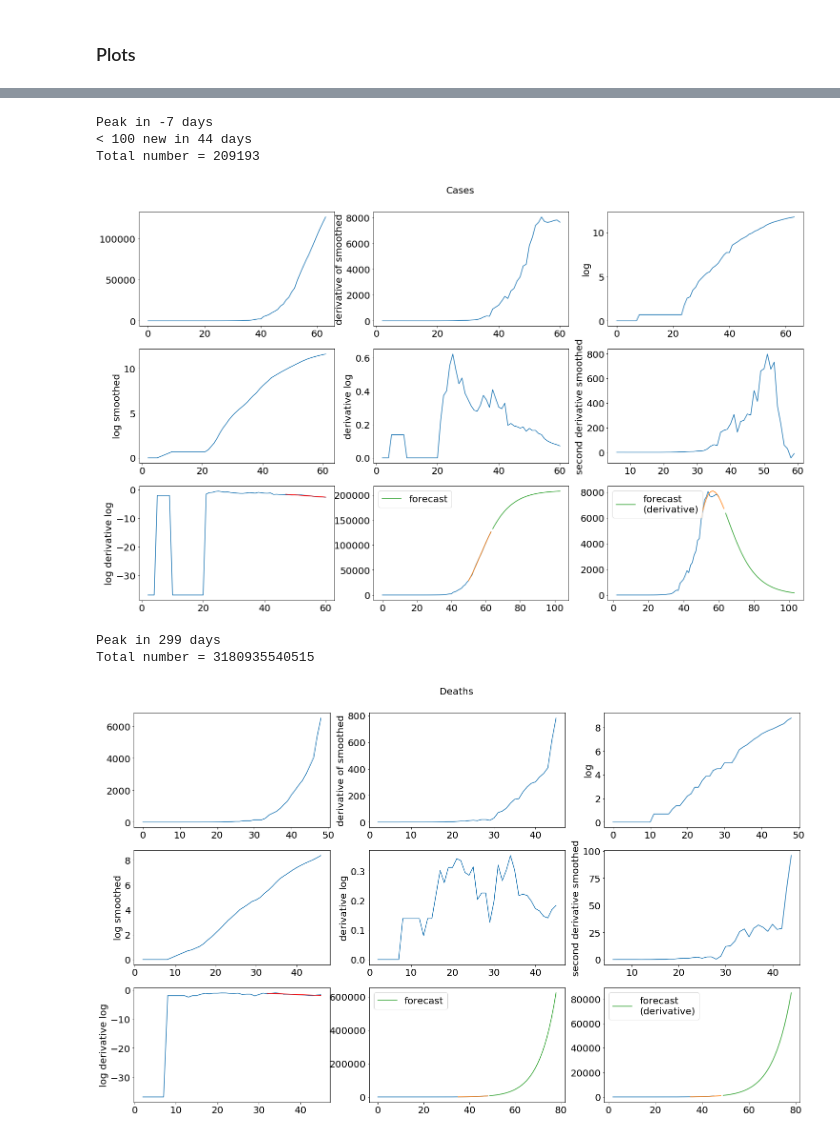
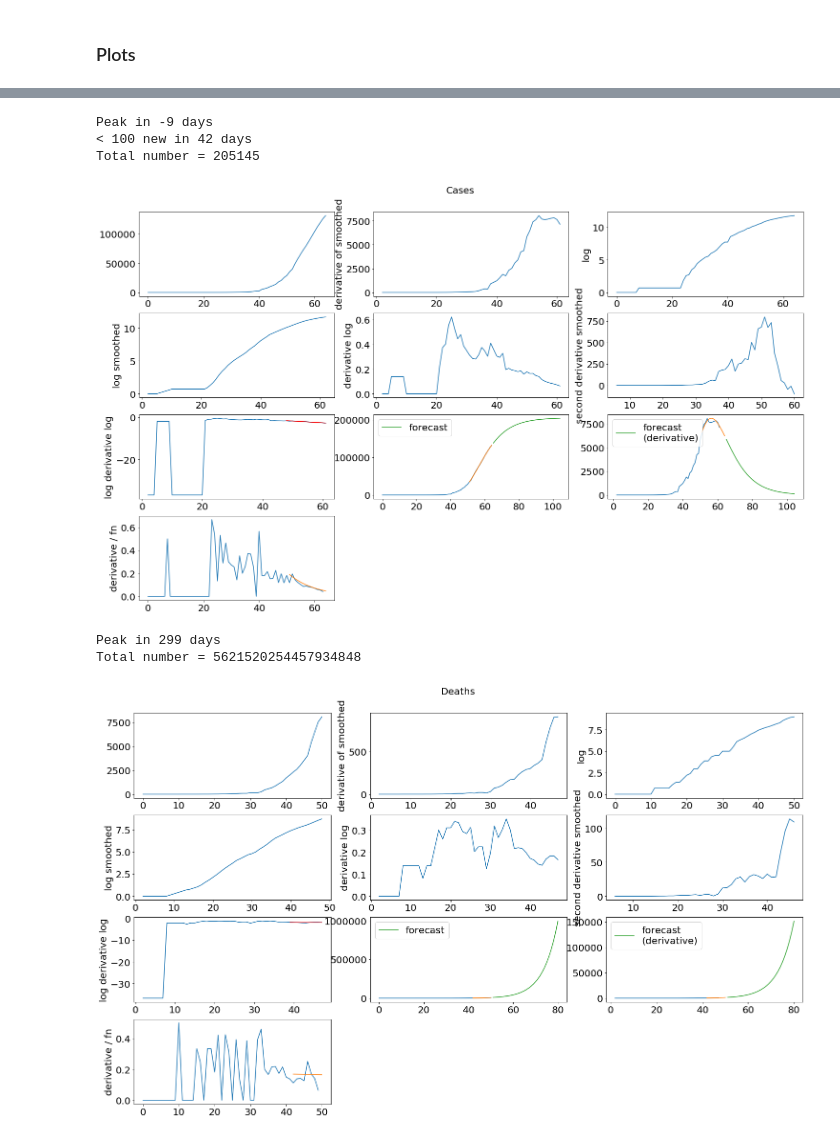
Before and after one commit to argyriou/covid, a Jupyter notebook: covid_fit.ipynb, the cells around one changed output, grey strips where cells are left out. Saved outputs shown, nothing was run; the diff lists cells and outputs as text; code cells hidden in the pictures.

```diff
--- a/covid_fit.ipynb
+++ b/covid_fit.ipynb
@@ -85,7 +85,7 @@ def fit_double_exp(xdata, ydata, p0=None, method='dogbox', **kwargs):
 # %%
 from scipy.stats import linregress
 
-def create_plots(ar, rows=3, cols=3, sz=20, text='', k=7, m=30, winsize=5, threshold=10, **kwargs):
+def create_plots(ar, rows=4, cols=3, sz=20, text='', k=7, m=30, winsize=5, threshold=10, **kwargs):
     df = ar.iloc[0, 4:].astype(float)
     df = df[df > 0]
     dd = df.values
@@ -170,6 +170,13 @@ def create_plots(ar, rows=3, cols=3, sz=20, text='', k=7, m=30, winsize=5, thres
             print("< {} new in {} days".format(threshold, end_day - n))
         tot = double_exp(opt_params.a, opt_params.mu, opt_params.c, n+300) * norm_dd
         print("Total number = {}".format(np.round(tot).astype(int)))
+
+    pos = 10 if a >= 1e-16 else 8
+    subplot(rows, cols, pos)
+    plot(np.diff(dd) / dd[1:])
+    if a >= 1e-16:
+        plot(np.arange(n)[-k:], der_fit / fit)
+    ylabel("derivative / fn", fontsize=sz)
 # %% [markdown]
 ### Plots
 # %%
@@ -259,23 +268,19 @@ Total number = 23698
 # %%
 create_plots(spc, text='Cases', k=14, m=40, threshold=100)
 # %% [output]
-Peak in -7 days
-< 100 new in 44 days
-Total number = 209193
+Peak in -9 days
+< 100 new in 42 days
+Total number = 205145
-[figure, old version]
+[figure, new version]
 # %%
 fr = df[(df['Province/State'] == 'nan') & (df['Country/Region'] == 'France')]
 frc = cases_df[(cases_df['Province/State'] == 'nan') & (cases_df['Country/Region'] == 'France')]
-# %%
-# Remove Apr 4 (includes additional data from other days)
-fr = fr.drop('4/4/20', axis=1)
-frc = frc.drop('4/4/20', axis=1)
 # %%
-create_plots(fr, text='Deaths', k=14, max_nfev=1000)
+create_plots(fr, text='Deaths', k=9, max_nfev=1000)
 # %% [output]
 Peak in 299 days
-Total number = 3180935540515
+Total number = 5621520254457934848
-[figure, old version]
+[figure, new version]
 # %%
 create_plots(frc, text='Cases', k=14, m=60, threshold=100, max_nfev=1000)
 # %% [output]
```
Also changed, not shown: parts of 21 cells of this notebook.
